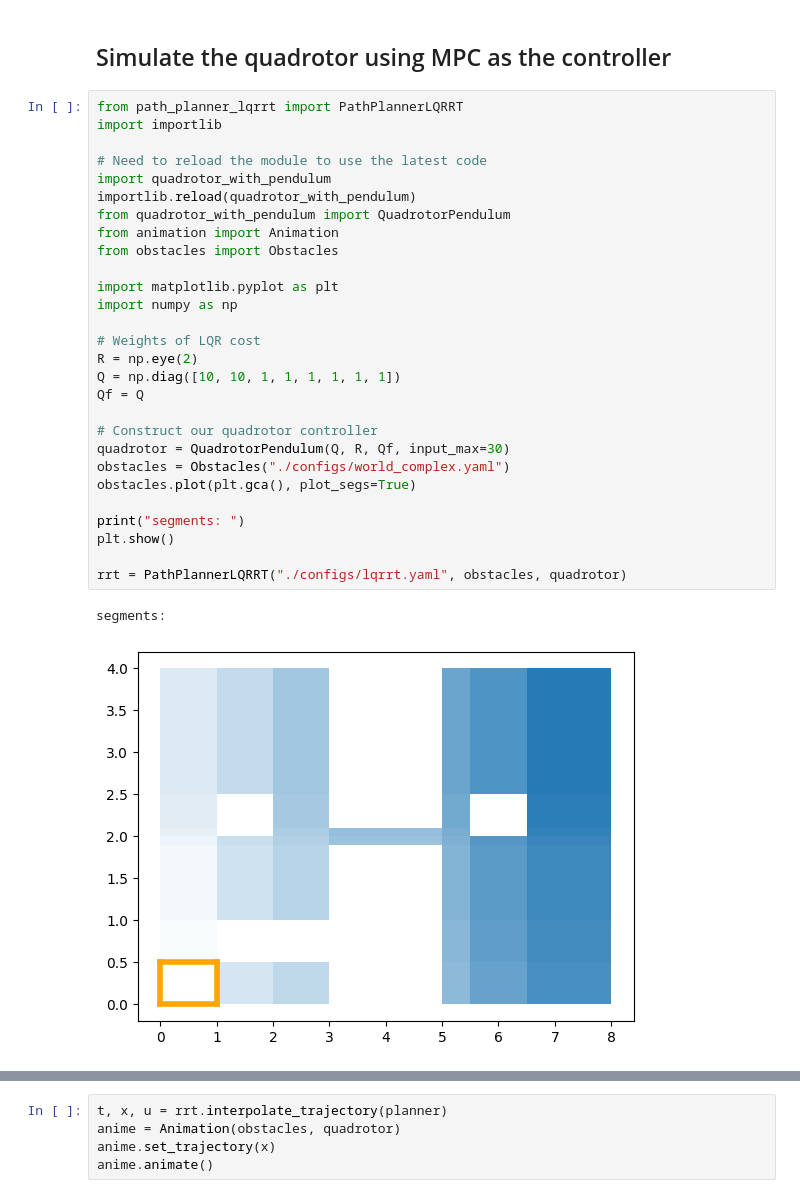
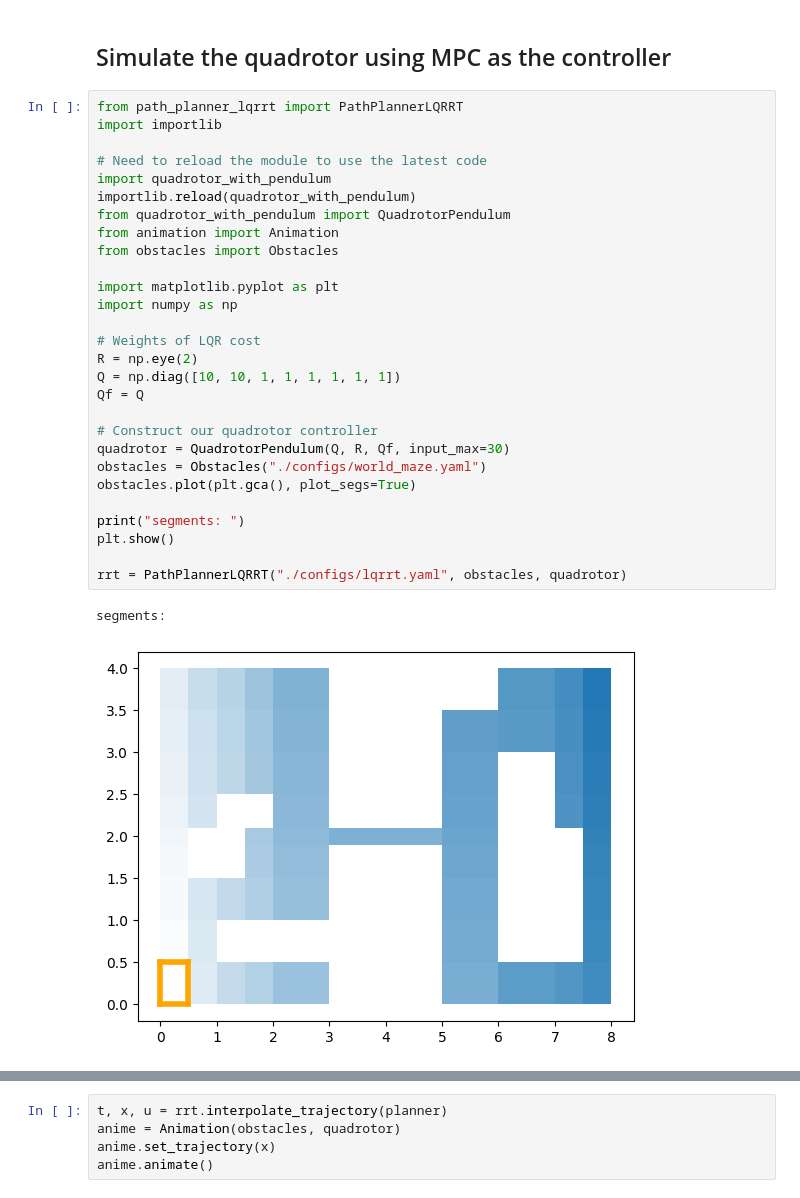
Before and after one commit to clee009/MEAM517-Final-Project, a Jupyter notebook: final_project.ipynb, the cells around one changed output, grey strips where cells are left out. Cells and saved outputs as stored; diff of their text form.

```diff
--- a/final_project.ipynb
+++ b/final_project.ipynb
@@ -9,31 +9,31 @@ Creates the Quadrotor object and loads in the animation code.
 # %%
 from path_planner_lqrrt import PathPlannerLQRRT
 import importlib
 
 # Need to reload the module to use the latest code
 import quadrotor_with_pendulum
 importlib.reload(quadrotor_with_pendulum)
 from quadrotor_with_pendulum import QuadrotorPendulum
 from animation import Animation
 from obstacles import Obstacles
 
 import matplotlib.pyplot as plt
 import numpy as np
 
 # Weights of LQR cost
 R = np.eye(2)
 Q = np.diag([10, 10, 1, 1, 1, 1, 1, 1])
 Qf = Q
 
 # Construct our quadrotor controller
 quadrotor = QuadrotorPendulum(Q, R, Qf, input_max=30)
-obstacles = Obstacles("./configs/world_complex.yaml")
+obstacles = Obstacles("./configs/world_maze.yaml")
 obstacles.plot(plt.gca(), plot_segs=True)
 
 print("segments: ")
 plt.show()
 
 rrt = PathPlannerLQRRT("./configs/lqrrt.yaml", obstacles, quadrotor)
 # %% [output]
 segments:
-[figure, old version]
+[figure, new version]
```
Also changed, not shown: parts of 4 cells of this notebook, 4 other files.
